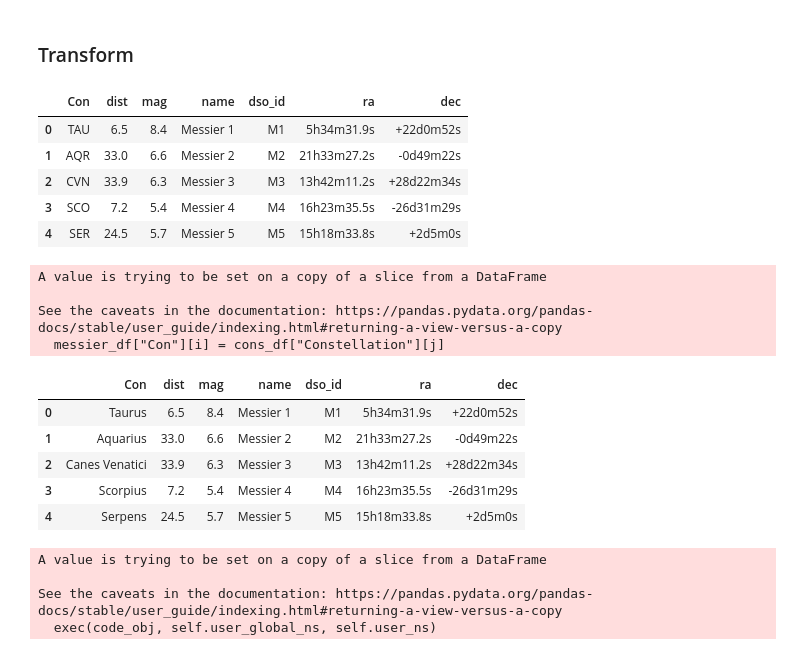
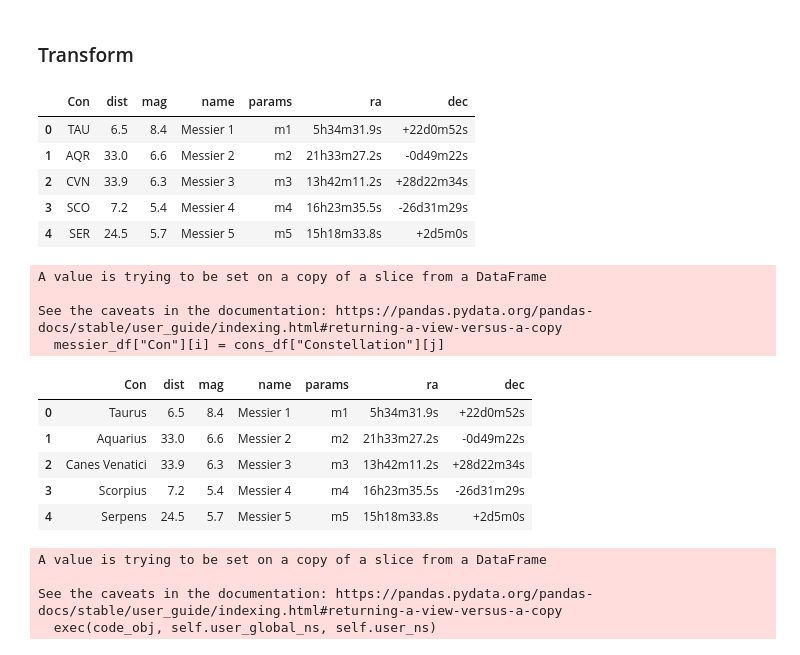
Before and after one commit to littleplato/nieves-observer, a Jupyter notebook: etl/etl.ipynb, the cells around one changed output. Saved outputs shown, nothing was run; the diff lists cells and outputs as text; code cells hidden in the pictures.

Commit message:
fix: 🐛 Fix etl process for params load in client

```diff
--- a/etl/etl.ipynb
+++ b/etl/etl.ipynb
@@ -28,45 +28,45 @@ images = bs.find_all('img', {'src':re.compile('.jpg')})
 ### Transform
 # %%
 messier_df["name"] = "Messier " + messier_df["M"].map(str)
-messier_df["dso_id"] = "M" + messier_df["M"].map(str)
+messier_df["params"] = "m" + messier_df["M"].map(str)
 messier_df["ra"] = messier_df["RH"].map(str) + "h"+ messier_df["RM"].map(str) + "m" + messier_df["RS"].map(str) + "s"
 messier_df["dec"] = messier_df["V"].map(str) + messier_df["DG"].map(str) + "d"+ messier_df["DM"].map(str) + "m" + messier_df["DS"].map(str) + "s"
 del messier_df['M']
 del messier_df['RH']
 del messier_df['RM']
 del messier_df['RS']
 del messier_df['DG']
 del messier_df['DM']
 del messier_df['DS']
 del messier_df['C']
 del messier_df['N']
 del messier_df['NI']
 del messier_df['Class']
 del messier_df['h']
 del messier_df['GC']
 del messier_df['Other']
 del messier_df['Discoverer']
 del messier_df['Y']
 del messier_df['M.1']
 del messier_df['D']
 del messier_df['Ap']
 del messier_df['T']
 del messier_df['Observer1']
 del messier_df['Observer2']
 del messier_df['V']
 del messier_df['Remarks']
 del messier_df['S']
 del messier_df['Type']
 messier_df.rename({"Dist (kly)": "dist", "Vmag": "mag"}, axis=1, inplace=True)
 
 messier_df.head()
 # %% [output]
-|  | Con | dist | mag | name | dso_id | ra | dec |
-| 0 | TAU | 6.5 | 8.4 | Messier 1 | M1 | 5h34m31.9s | +22d0m52s |
-| 1 | AQR | 33.0 | 6.6 | Messier 2 | M2 | 21h33m27.2s | -0d49m22s |
-| 2 | CVN | 33.9 | 6.3 | Messier 3 | M3 | 13h42m11.2s | +28d22m34s |
-| 3 | SCO | 7.2 | 5.4 | Messier 4 | M4 | 16h23m35.5s | -26d31m29s |
-| 4 | SER | 24.5 | 5.7 | Messier 5 | M5 | 15h18m33.8s | +2d5m0s |
+|  | Con | dist | mag | name | params | ra | dec |
+| 0 | TAU | 6.5 | 8.4 | Messier 1 | m1 | 5h34m31.9s | +22d0m52s |
+| 1 | AQR | 33.0 | 6.6 | Messier 2 | m2 | 21h33m27.2s | -0d49m22s |
+| 2 | CVN | 33.9 | 6.3 | Messier 3 | m3 | 13h42m11.2s | +28d22m34s |
+| 3 | SCO | 7.2 | 5.4 | Messier 4 | m4 | 16h23m35.5s | -26d31m29s |
+| 4 | SER | 24.5 | 5.7 | Messier 5 | m5 | 15h18m33.8s | +2d5m0s |
 # %%
 for i in range(len(messier_df["Con"])):
     for j in range(len(cons_df["Abbreviation"])):
@@ -79,12 +79,12 @@ A value is trying to be set on a copy of a slice from a DataFrame
 
 See the caveats in the documentation: https://pandas.pydata.org/pandas-docs/stable/user_guide/indexing.html#returning-a-view-versus-a-copy
   messier_df["Con"][i] = cons_df["Constellation"][j]
-|  | Con | dist | mag | name | dso_id | ra | dec |
-| 0 | Taurus | 6.5 | 8.4 | Messier 1 | M1 | 5h34m31.9s | +22d0m52s |
-| 1 | Aquarius | 33.0 | 6.6 | Messier 2 | M2 | 21h33m27.2s | -0d49m22s |
-| 2 | Canes Venatici | 33.9 | 6.3 | Messier 3 | M3 | 13h42m11.2s | +28d22m34s |
-| 3 | Scorpius | 7.2 | 5.4 | Messier 4 | M4 | 16h23m35.5s | -26d31m29s |
-| 4 | Serpens | 24.5 | 5.7 | Messier 5 | M5 | 15h18m33.8s | +2d5m0s |
+|  | Con | dist | mag | name | params | ra | dec |
+| 0 | Taurus | 6.5 | 8.4 | Messier 1 | m1 | 5h34m31.9s | +22d0m52s |
+| 1 | Aquarius | 33.0 | 6.6 | Messier 2 | m2 | 21h33m27.2s | -0d49m22s |
+| 2 | Canes Venatici | 33.9 | 6.3 | Messier 3 | m3 | 13h42m11.2s | +28d22m34s |
+| 3 | Scorpius | 7.2 | 5.4 | Messier 4 | m4 | 16h23m35.5s | -26d31m29s |
+| 4 | Serpens | 24.5 | 5.7 | Messier 5 | m5 | 15h18m33.8s | +2d5m0s |
 # %%
 check_galaxy = "galaxy"
 check_emission = "H II"
```
Also changed, not shown: parts of 2 cells of this notebook, 2 other files.
